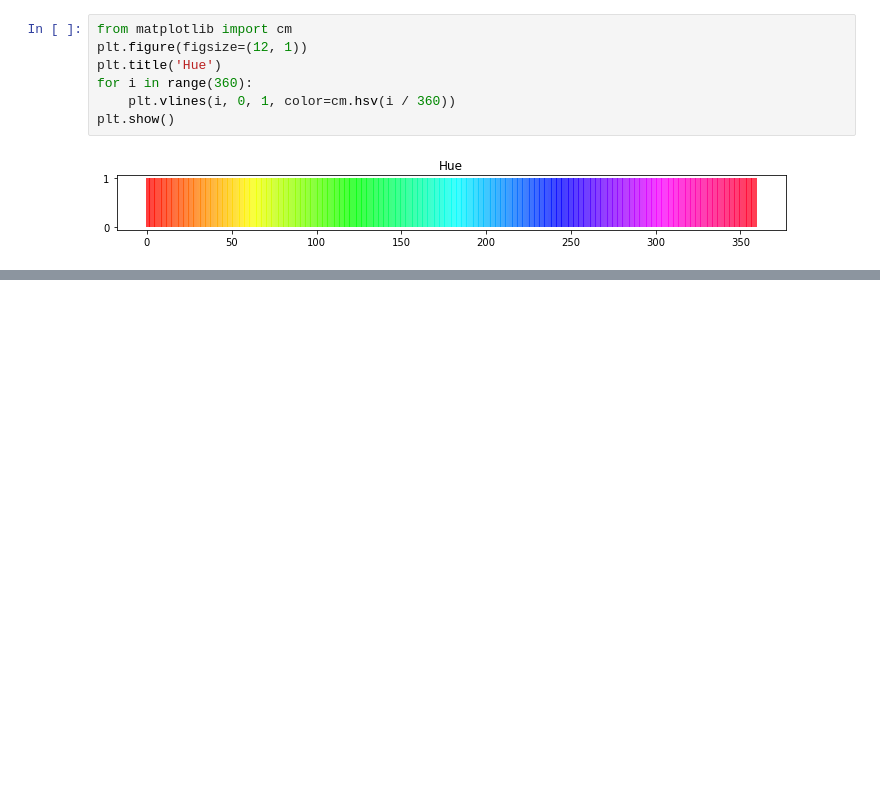
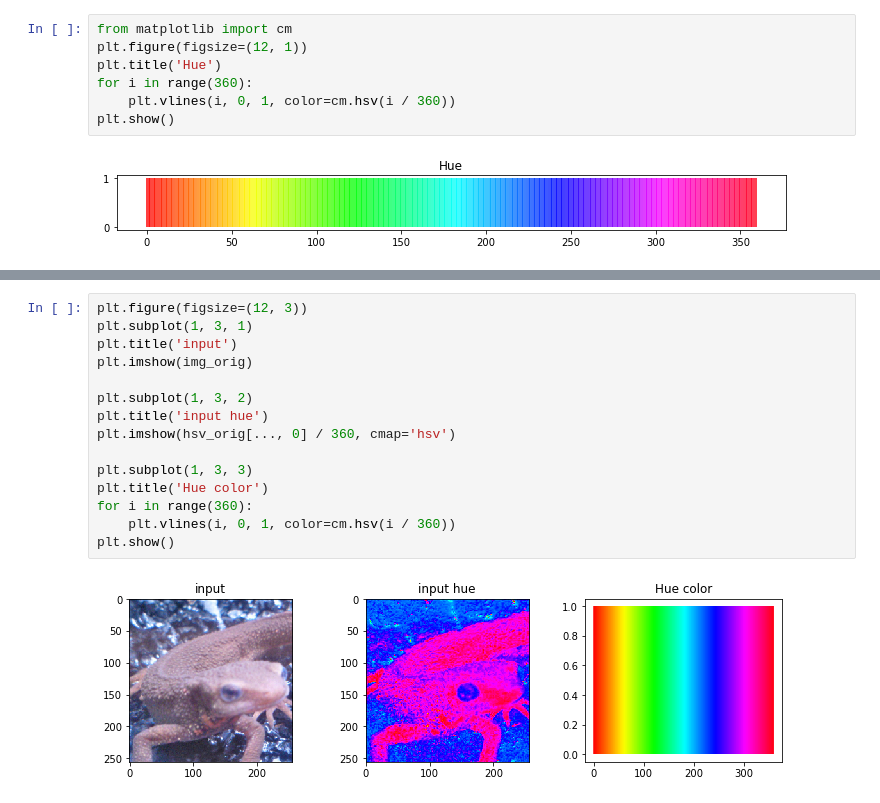
Before and after one commit to ika-si/100knock, a Jupyter notebook: Q1-10/Q1-10.ipynb, the cells around one changed output, grey strips where cells are left out. Cells and saved outputs as stored; diff of their text form; blank space fills up the shorter version.

```diff
--- a/Q1-10/Q1-10.ipynb
+++ b/Q1-10/Q1-10.ipynb
@@ -154,0 +194,17 @@ plt.show()
+# %%
+plt.figure(figsize=(12, 3))
+plt.subplot(1, 3, 1)
+plt.title('input')
+plt.imshow(img_orig)
+
+plt.subplot(1, 3, 2)
+plt.title('input hue')
+plt.imshow(hsv_orig[..., 0] / 360, cmap='hsv')
+
+plt.subplot(1, 3, 3)
+plt.title('Hue color')
+for i in range(360):
+    plt.vlines(i, 0, 1, color=cm.hsv(i / 360))
+plt.show()
+# %% [output]
+[figure, added]
```
Also changed, not shown: parts of 7 cells of this notebook.
